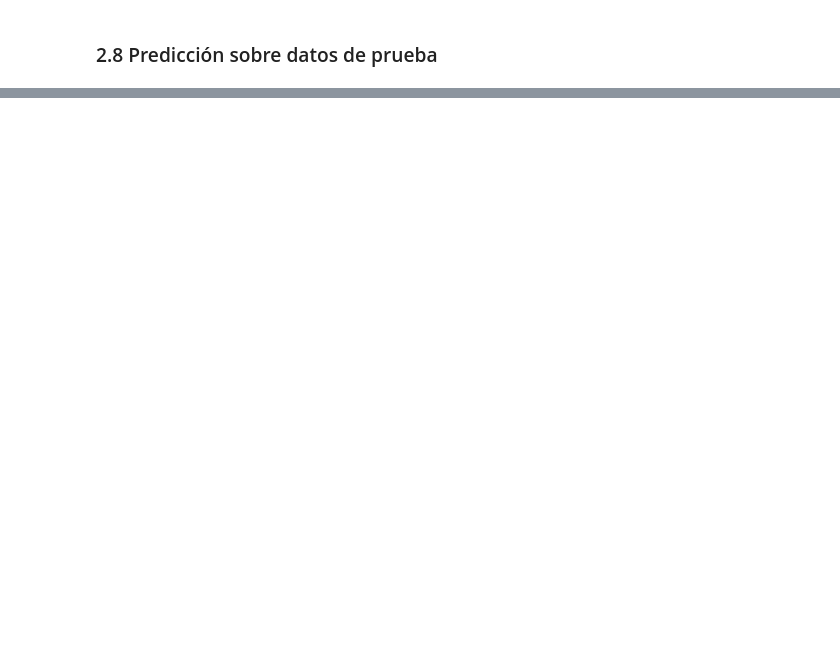
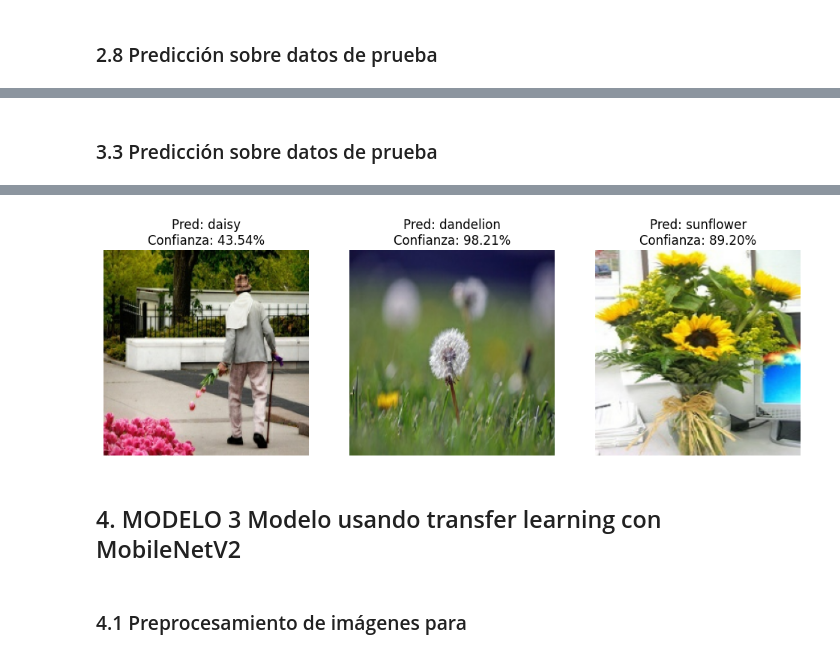
Before and after one commit to JDomingoDelgadoAlonso/PracticaConCNN, a Jupyter notebook: FloresCNNMulti.ipynb, the cells around one changed output, grey strips where cells are left out. Cells and saved outputs as stored; diff of their text form; code cells hidden in the pictures; blank space fills up the shorter version.

```diff
--- a/FloresCNNMulti.ipynb
+++ b/FloresCNNMulti.ipynb
@@ -319,0 +471,5 @@ else:
+# %% [markdown]
+### 3.3 Predicción sobre datos de prueba
+# %%
+mostrar_predicciones(modelo_profundizado, test_images)
+# %% [output]
@@ -319,0 +479,5 @@ else:
+[figure, added]
+# %% [markdown]
+## 4. MODELO 3 Modelo usando transfer learning con MobileNetV2
+# %% [markdown]
+### 4.1 Preprocesamiento de imágenes para
```
Also changed, not shown: parts of 24 cells of this notebook.
